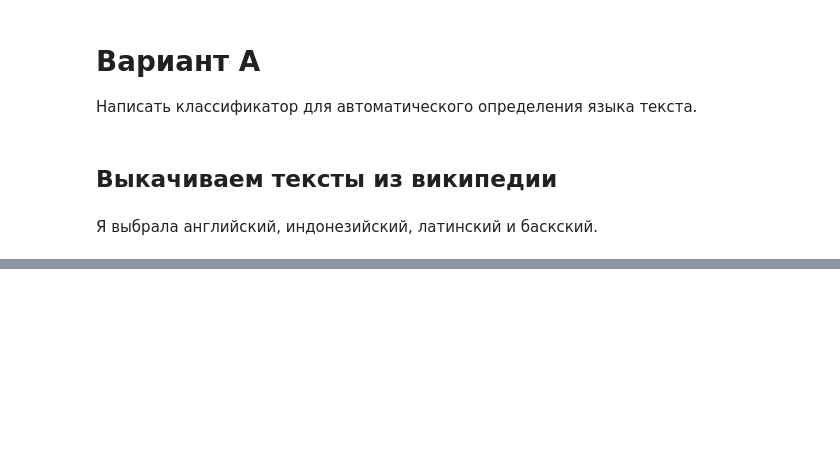
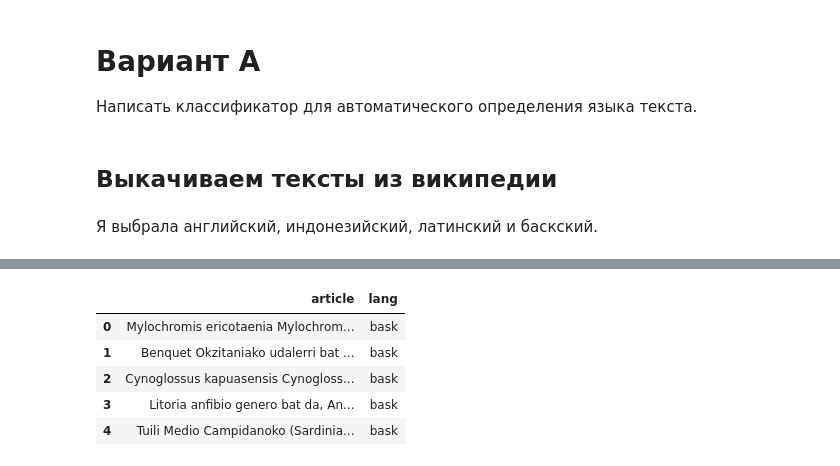
Before and after one commit to maryszmary/compling_hw, a Jupyter notebook: hw1.ipynb, the cells around one changed output, grey strips where cells are left out. Cells and saved outputs as stored; diff of their text form; code cells hidden in the pictures; blank space fills up the shorter version.

```diff
--- a/hw1.ipynb
+++ b/hw1.ipynb
@@ -123,5 +121,14 @@ Mayo (Florida)
 # %%
 bask_articles = bask_articles [:100]
 bask = pandas.DataFrame({'lang': 100 * ['bask'], 'article': bask_articles})
+# %%
+bask.head()
+# %% [output]
+|  | article | lang |
+| 0 | Mylochromis ericotaenia Mylochrom... | bask |
+| 1 | Benquet Okzitaniako udalerri bat ... | bask |
+| 2 | Cynoglossus kapuasensis Cynogloss... | bask |
+| 3 | Litoria anfibio genero bat da, An... | bask |
+| 4 | Tuili Medio Campidanoko (Sardinia... | bask |
 # %%
 # 100 random latin texts
```
Also changed, not shown: parts of 20 cells of this notebook.
